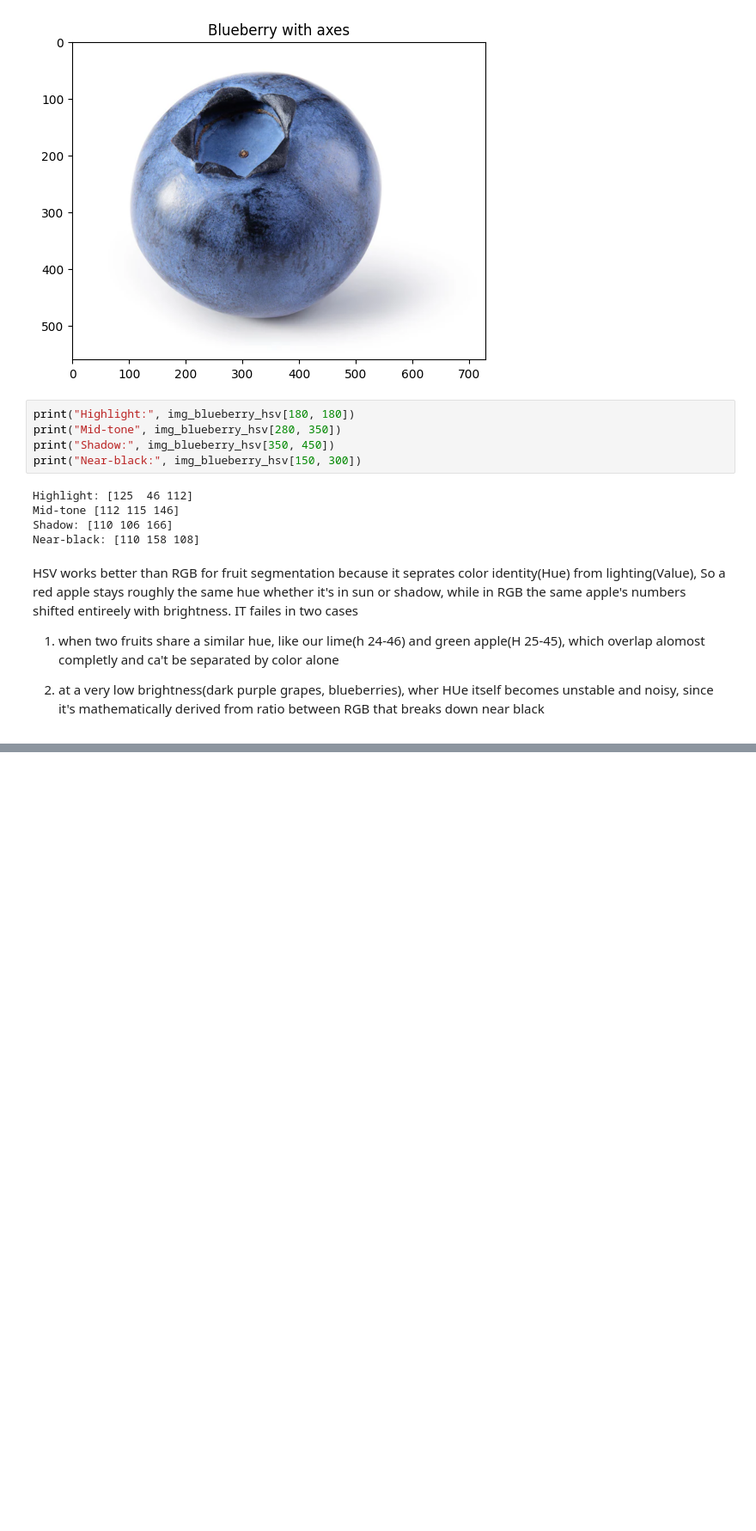
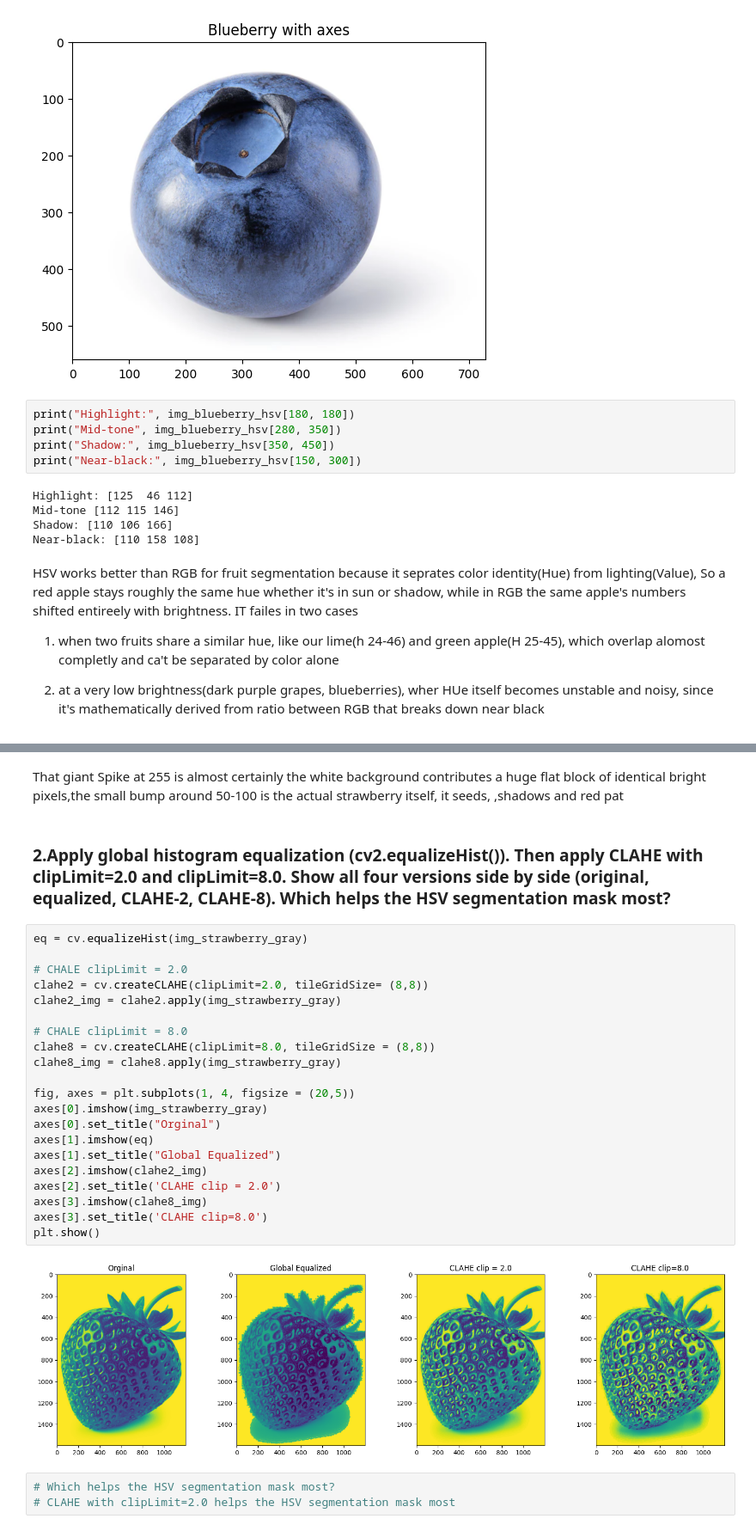
Before and after one commit to un1u3/ml-labs, a Jupyter notebook: fusemachines-2026/phase3/assignment2/Image Processing.ipynb, the cells around one changed output, grey strips where cells are left out. Shown at 86% size. Saved outputs shown, nothing was run; the diff lists cells and outputs as text; blank space fills up the shorter version.

```diff
--- a/fusemachines-2026/phase3/assignment2/Image Processing.ipynb
+++ b/fusemachines-2026/phase3/assignment2/Image Processing.ipynb
@@ -280,0 +302,30 @@ HSV works better than RGB for fruit segmentation because it seprates color ident
+# %% [markdown]
+That giant Spike at 255 is almost certainly the white background contributes a huge flat block of identical bright pixels,the small bump around 50-100 is the actual strawberry itself, it seeds, ,shadows and red pat
+# %% [markdown]
+### 2.Apply global histogram equalization (cv2.equalizeHist()). Then apply CLAHE with clipLimit=2.0 and clipLimit=8.0. Show all four versions side by side (original, equalized, CLAHE-2, CLAHE-8). Which helps the HSV segmentation mask most?
+# %%
+eq = cv.equalizeHist(img_strawberry_gray)
+
+# CHALE clipLimit = 2.0
+clahe2 = cv.createCLAHE(clipLimit=2.0, tileGridSize= (8,8))
+clahe2_img = clahe2.apply(img_strawberry_gray)
+
+# CHALE clipLimit = 8.0
+clahe8 = cv.createCLAHE(clipLimit=8.0, tileGridSize = (8,8))
+clahe8_img = clahe8.apply(img_strawberry_gray)
+
+fig, axes = plt.subplots(1, 4, figsize = (20,5))
+axes[0].imshow(img_strawberry_gray)
+axes[0].set_title("Orginal")
+axes[1].imshow(eq)
+axes[1].set_title("Global Equalized")
+axes[2].imshow(clahe2_img)
+axes[2].set_title('CLAHE clip = 2.0')
+axes[3].imshow(clahe8_img)
+axes[3].set_title('CLAHE clip=8.0')
+plt.show()
+# %% [output]
+[figure, added]
+# %%
+# Which helps the HSV segmentation mask most?
+# CLAHE with clipLimit=2.0 helps the HSV segmentation mask most
```
Also changed, not shown: parts of 5 cells of this notebook, 1 other file.
